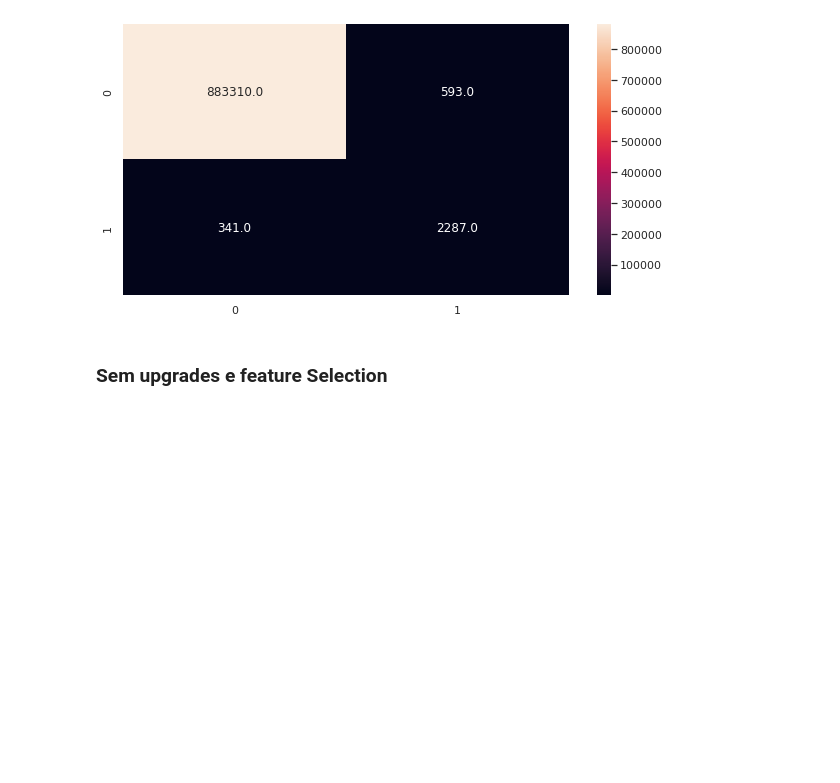
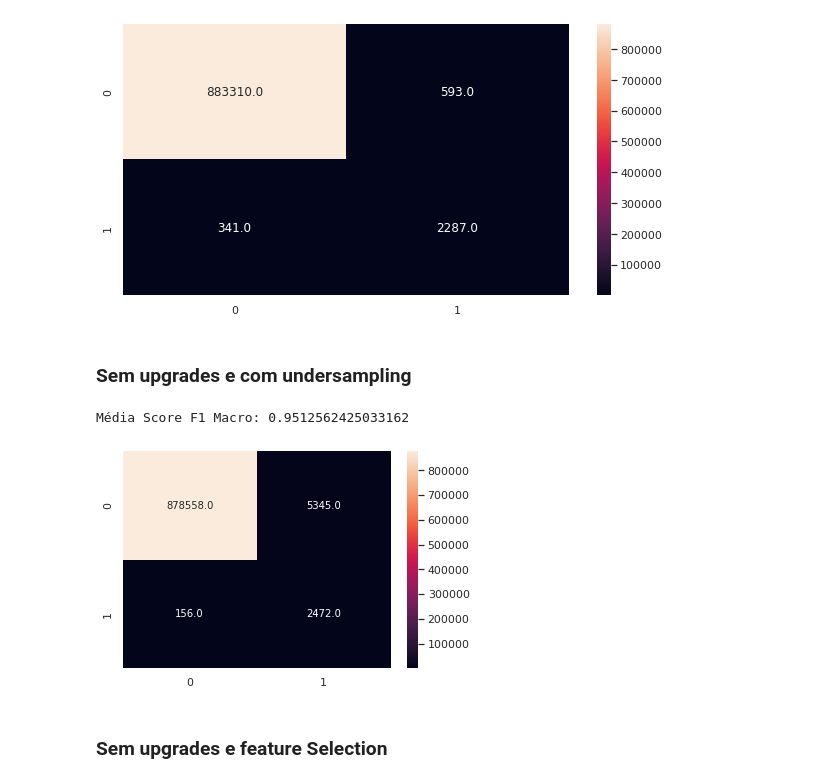
Before and after one commit to rsantosluan/fraud_detect, a Jupyter notebook: Jnotebooks/ML-C2.ipynb, the cells around one changed output. Saved outputs shown, nothing was run; the diff lists cells and outputs as text; code cells hidden in the pictures; blank space fills up the shorter version.

Commit message:
Finalização do treino do modelo para colocar em produção

```diff
--- a/Jnotebooks/ML-C2.ipynb
+++ b/Jnotebooks/ML-C2.ipynb
@@ -280,8 +280,8 @@ pkl.dump( gs_xgb, open( '../data/models/xgb_fineT.sav', 'wb' ) )
 # CheckPoint
 # %%
 ### Carga dos dados
-#xtr = pkl.load( open( '../data/pickle/xtr.sav', 'rb' ) )
-#xte = pkl.load( open( '../data/pickle/xte.sav', 'rb' ) )
+xtr = pkl.load( open( '../data/pickle/xtr.sav', 'rb' ) )
+xte = pkl.load( open( '../data/pickle/xte.sav', 'rb' ) )
 
 ytr = pkl.load( open( '../data/pickle/ytr.sav', 'rb' ) )
 yte = pkl.load( open( '../data/pickle/yte.sav', 'rb' ) )
@@ -293,6 +293,9 @@ xten, rs, mms = nt.rescaling( xte )
 ### Melhores Parâmetros
 best_params = pkl.load( open( '../data/models/best_params.sav', 'rb' ) )
 params      = pkl.load( open( '../data/models/params.sav', 'rb' ) )
+
+x_val = pkl.load( open( '../data/pickle/xval.sav', 'rb' ) )
+y_val = pkl.load( open( '../data/pickle/yval.sav', 'rb' ) )
 # %% [markdown]
 # 6- Feature Selection
 # %% [markdown]
@@ -347,6 +350,34 @@ sns.heatmap(
 # %% [output]
 Média Score F1 Macro: 0.9512562425033162
 [figure]
+# %% [markdown]
+### Sem upgrades e com undersampling
+# %%
+x_under = xtrn.reset_index( drop = True )
+y_under = ytr.reset_index( drop = True )
+
+x_tr_tot = pd.concat( [x_under, y_under], axis = 1 )
+# %%
+aux      = x_tr_tot[x_tr_tot.isFraud == 0].head(30000)
+aux1     = x_tr_tot[x_tr_tot.isFraud == 1]
+aux1.drop(columns = ['isFraud'], axis = 1, inplace = True )
+x_tr_tot = pd.concat( [aux, aux1], axis = 0 )
+x_tr_tot = x_tr_tot.fillna(1)
+
+x_under = x_tr_tot.drop(  columns = ['isFraud'])
+y_under = x_tr_tot.isFraud
+# %%
+model = XGBClassifier().fit(x_under, y_under)
+scores, cf_matrix = teste_modelo( xten, yte, model )
+
+print( f'Média Score F1 Macro: {scores.mean()}' )
+
+sns.heatmap(
+    cf_matrix, annot = True, fmt = '.1f'
+);
+# %% [output]
+Média Score F1 Macro: 0.9512562425033162
+[figure, added]
 # %% [markdown]
 ### Sem upgrades e feature Selection
 # %%
```
Also changed, not shown: parts of 4 cells of this notebook.
